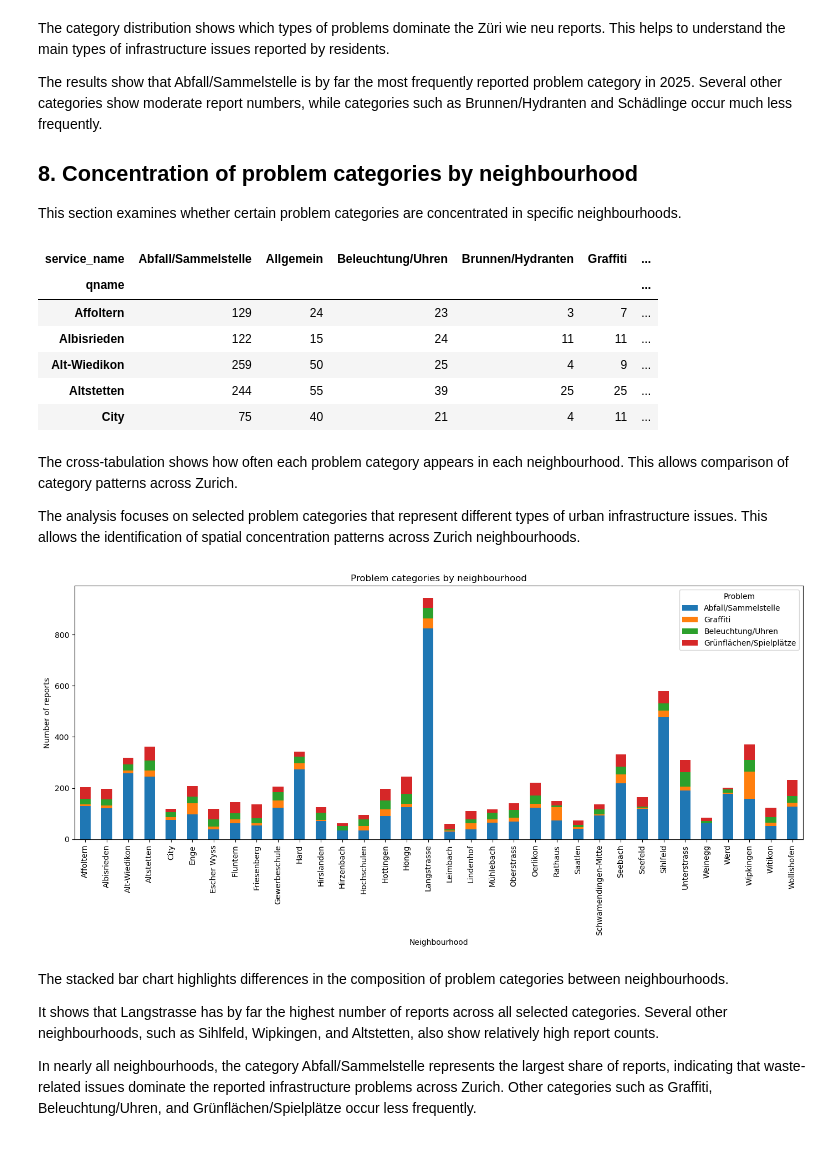
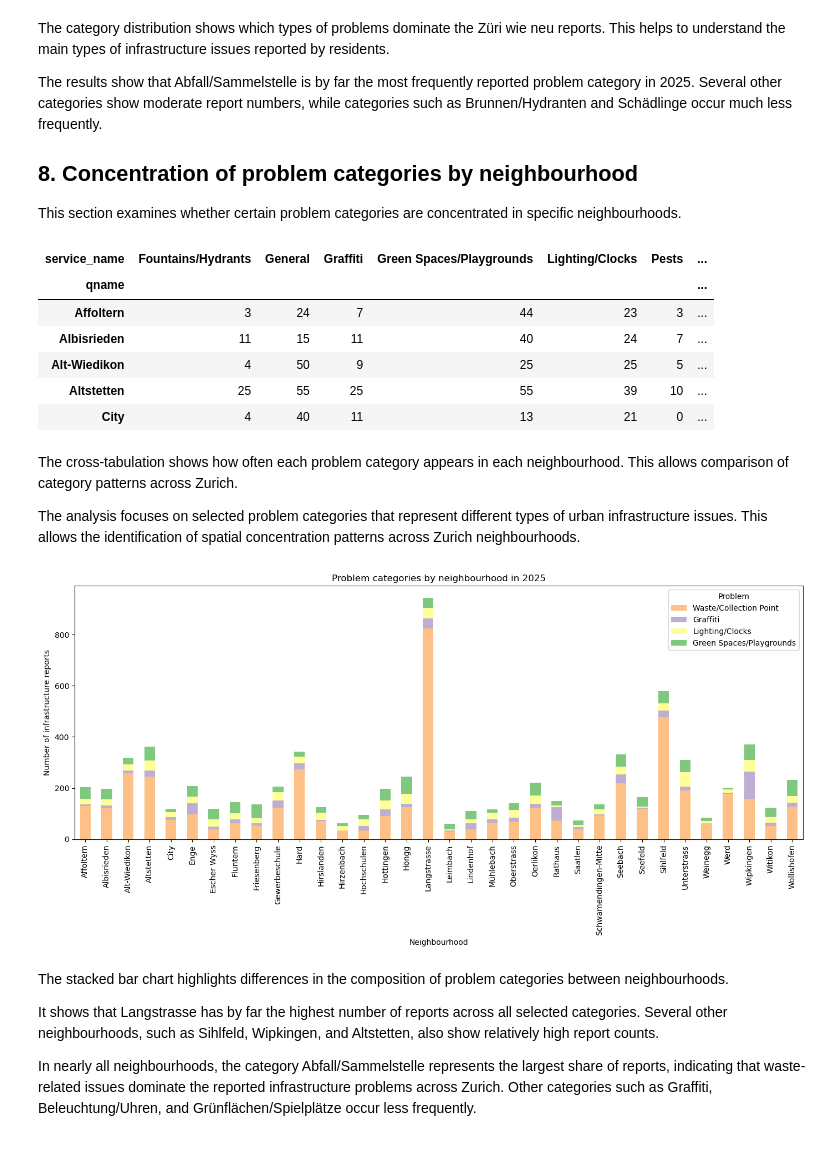
Before and after one commit to konaarnold/zueri-wie-neu-analysis, a Jupyter notebook: notebooks/zueri_wie_neu_analysis.ipynb, the cells around one changed output. Drawn from its saved outputs; the diff is of its cells as text; code cells hidden in the pictures.

```diff
--- a/notebooks/zueri_wie_neu_analysis.ipynb
+++ b/notebooks/zueri_wie_neu_analysis.ipynb
@@ -273,6 +281,22 @@ reports["weekday"] = reports["requested_datetime"].dt.day_name()
 The new temporal variables allow the analysis of yearly trends, monthly patterns and weekday reporting behaviour.
 
 ### 4.3. Clean reports dataset
+# %%
+# rename service names (translation from german to english) and replace it in data
+service_name_translation = {
+    "Strasse/Trottoir/Platz": "Street/Sidewalk/Square",
+    "Abfall/Sammelstelle": "Waste/Collection Point",
+    "Grünflächen/Spielplätze": "Green Spaces/Playgrounds",
+    "Beleuchtung/Uhren": "Lighting/Clocks",
+    "Graffiti": "Graffiti",
+    "Signalisation/Lichtsignal": "Signage/Traffic Lights",
+    "Brunnen/Hydranten": "Fountains/Hydrants",
+    "VBZ/ÖV": "VBZ/Public Transport",
+    "Allgemein": "General",
+    "Schädlinge": "Pests"
+}
+
+reports["service_name"] = reports["service_name"].replace(service_name_translation)
 # %%
 # check number of reports by year
 reports["year"].value_counts().sort_index()
@@ -728,13 +761,13 @@ category_by_neighbourhood = pd.crosstab(
 # check first five rows of cross-tabulation
 category_by_neighbourhood.head()
 # %% [output]
-| service_name | Abfall/Sammelstelle | Allgemein | Beleuchtung/Uhren | Brunnen/Hydranten | Graffiti | ... |
-| qname |  |  |  |  |  | ... |
-| Affoltern | 129 | 24 | 23 | 3 | 7 | ... |
-| Albisrieden | 122 | 15 | 24 | 11 | 11 | ... |
-| Alt-Wiedikon | 259 | 50 | 25 | 4 | 9 | ... |
-| Altstetten | 244 | 55 | 39 | 25 | 25 | ... |
-| City | 75 | 40 | 21 | 4 | 11 | ... |
+| service_name | Fountains/Hydrants | General | Graffiti | Green Spaces/Playgrounds | Lighting/Clocks | Pests | ... |
+| qname |  |  |  |  |  |  | ... |
+| Affoltern | 3 | 24 | 7 | 44 | 23 | 3 | ... |
+| Albisrieden | 11 | 15 | 11 | 40 | 24 | 7 | ... |
+| Alt-Wiedikon | 4 | 50 | 9 | 25 | 25 | 5 | ... |
+| Altstetten | 25 | 55 | 25 | 55 | 39 | 10 | ... |
+| City | 4 | 40 | 11 | 13 | 21 | 0 | ... |
 # %% [markdown]
 The cross-tabulation shows how often each problem category appears in each neighbourhood. This allows comparison of category patterns across Zurich.
 
@@ -743,40 +776,45 @@ The analysis focuses on selected problem categories that represent different typ
 fig, ax = plt.subplots(figsize=(14, 7))
 
 # select problem categories for comparison
 selected_categories = category_by_neighbourhood[[
-    "Abfall/Sammelstelle",
+    "Waste/Collection Point",
     "Graffiti",
-    "Beleuchtung/Uhren",
-    "Grünflächen/Spielplätze"
+    "Lighting/Clocks",
+    "Green Spaces/Playgrounds"
 ]]
 
 
 selected_categories.plot(
     kind="bar",
     stacked=True,
-    ax=ax
+    ax=ax,
+    # colours selected based with colorbrewer2.org
+    color=["#fdc086",
+           "#beaed4",
+           "#ffff99",
+           "#7fc97f"]
 )
 
-ax.set_title("Problem categories by neighbourhood")
+ax.set_title("Problem categories by neighbourhood in 2025")
 ax.set_xlabel("Neighbourhood")
-ax.set_ylabel("Number of reports")
+ax.set_ylabel("Number of infrastructure reports")
 
 plt.xticks(rotation=90)
 
 ax.legend(title="Problem")
 
 plt.tight_layout()
 
 ## save figure
 fig.savefig(
     "../outputs/maps/problem_category_by_neighbourhood_2025.png",
     dpi=300,
     bbox_inches="tight"
 )
 
 plt.show()
 # %% [output]
-[figure, old version]
+[figure, new version]
 # %% [markdown]
 The stacked bar chart highlights differences in the composition of problem categories between neighbourhoods.
 
```
Also changed, not shown: parts of 13 cells of this notebook, 9 other files.
